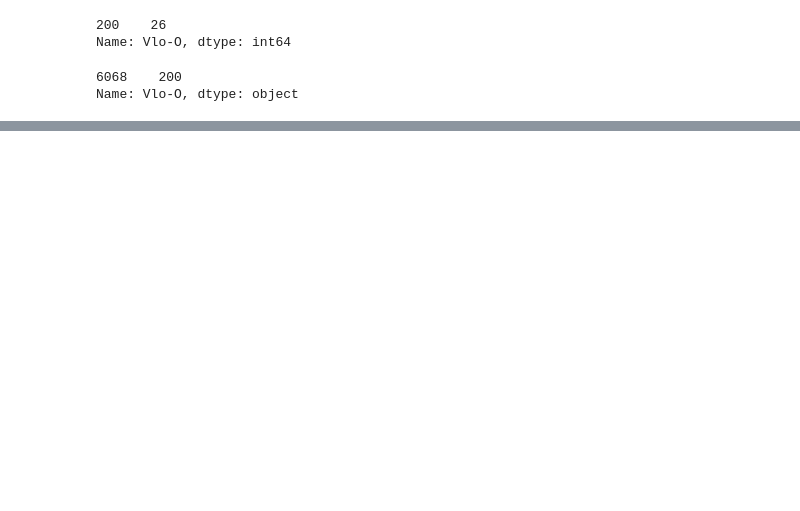
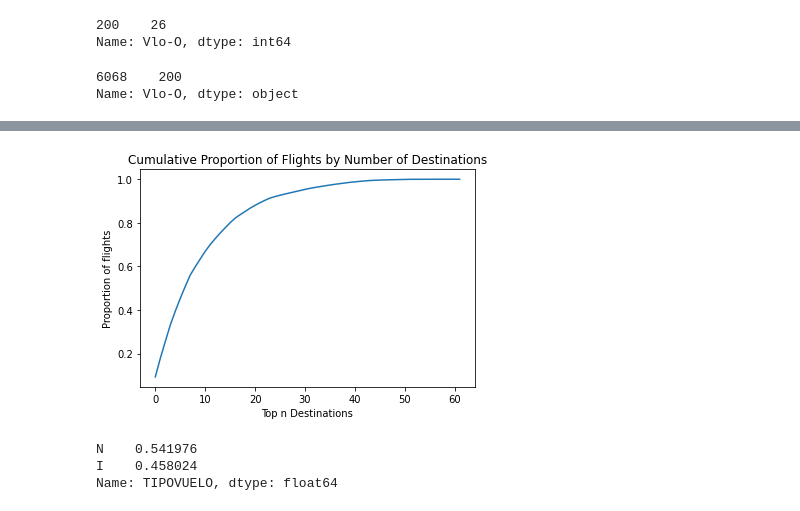
Before and after one commit to javierwelch/challenge_latam, a Jupyter notebook: notebooks/solution.ipynb, the cells around one changed output, grey strips where cells are left out. Cells and saved outputs as stored; diff of their text form; code cells hidden in the pictures; blank space fills up the shorter version.

```diff
--- a/notebooks/solution.ipynb
+++ b/notebooks/solution.ipynb
@@ -111,0 +173,6 @@ Name: Vlo-O, dtype: object
+# %%
+#Cumulative number of flights, fairly concentrated, 10 destinations represent nearly 70% of outbound flights
+vc_destinations = data['SIGLADES'].value_counts(normalize = True)
+vc_destinations = vc_destinations.cumsum()
+vc_destinations = vc_destinations.reset_index(drop=True)
+vc_destinations.head(15)
@@ -111,0 +196,15 @@ Name: Vlo-O, dtype: object
+# %%
+fig = sns.lineplot(data = vc_destinations)
+fig.set_title('Cumulative Proportion of Flights by Number of Destinations')
+fig.set_ylabel('Proportion of flights')
+fig.set_xlabel('Top n Destinations')
+plt.show()
+# %% [output]
+[figure, added]
+# %%
+vc_flight_kind = data['TIPOVUELO'].value_counts(normalize=True)
+vc_flight_kind
+# %% [output]
+N    0.541976
+I    0.458024
+Name: TIPOVUELO, dtype: float64
```
Also changed, not shown: parts of 14 cells of this notebook, 1 other file.
